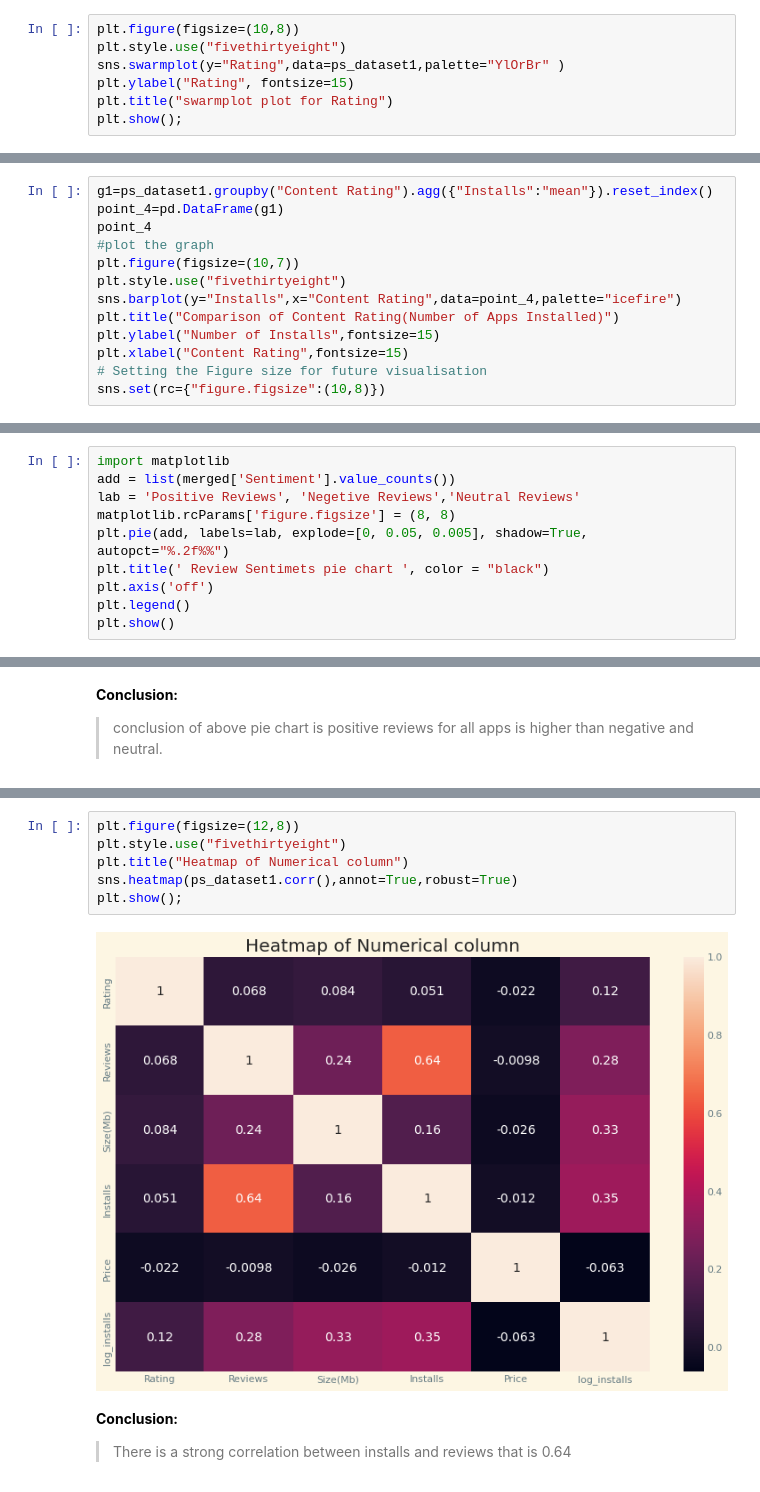
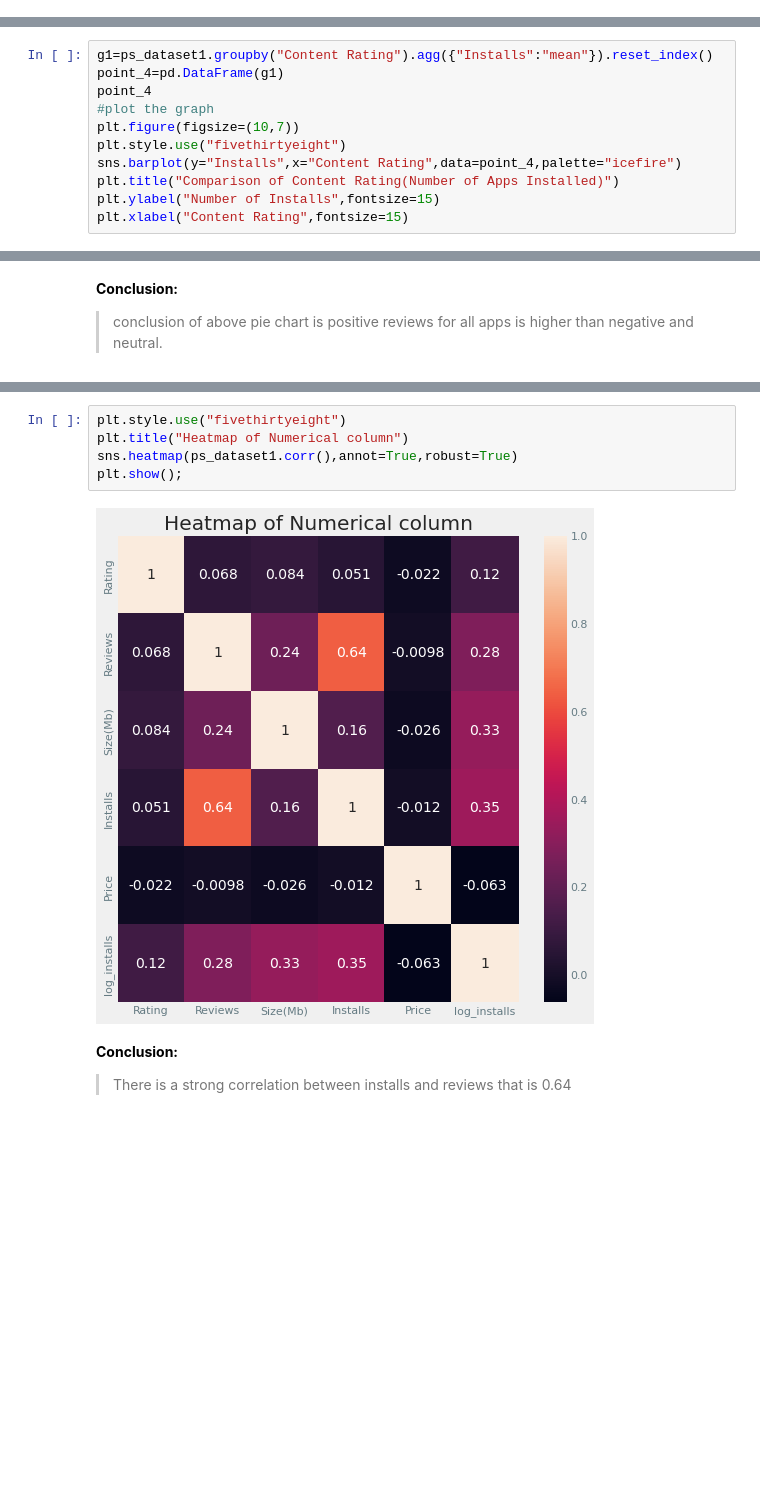
Before and after one commit to Sanketkamble01/Playstore-app-review-analysis, a Jupyter notebook: Individual_Notebook_Play_Store_App_Review_Analysis_Capstone_Project.ipynb, the cells around one changed output, grey strips where cells are left out. Drawn from its saved outputs; the diff is of its cells as text; blank space fills up the shorter version.

```diff
--- a/Individual_Notebook_Play_Store_App_Review_Analysis_Capstone_Project.ipynb
+++ b/Individual_Notebook_Play_Store_App_Review_Analysis_Capstone_Project.ipynb
@@ -249,7 +246,0 @@ plt.show();
-# %%
-plt.figure(figsize=(10,8))
-plt.style.use("fivethirtyeight")
-sns.swarmplot(y="Rating",data=ps_dataset1,palette="YlOrBr" )
-plt.ylabel("Rating", fontsize=15)
-plt.title("swarmplot plot for Rating")
-plt.show();
@@ -315,6 +304,4 @@ sns.barplot(y="Installs",x="Content Rating",data=point_4,palette="icefire")
 plt.title("Comparison of Content Rating(Number of Apps Installed)")
 plt.ylabel("Number of Installs",fontsize=15)
 plt.xlabel("Content Rating",fontsize=15)
-# Setting the Figure size for future visualisation
-sns.set(rc={"figure.figsize":(10,8)})
 # %% [output]
@@ -427,10 +384,0 @@ plt.show()
-# %%
-import matplotlib
-add = list(merged['Sentiment'].value_counts())
-lab = 'Positive Reviews', 'Negetive Reviews','Neutral Reviews'
-matplotlib.rcParams['figure.figsize'] = (8, 8)
-plt.pie(add, labels=lab, explode=[0, 0.05, 0.005], shadow=True, autopct="%.2f%%")
-plt.title(' Review Sentimets pie chart ', color = "black")
-plt.axis('off')
-plt.legend()
-plt.show()
@@ -445,11 +398,10 @@ plt.show()
 # %%
-plt.figure(figsize=(12,8))
 plt.style.use("fivethirtyeight")
 plt.title("Heatmap of Numerical column")
 sns.heatmap(ps_dataset1.corr(),annot=True,robust=True)
 plt.show();
 # %% [output]
-[figure, old version]
+[figure, new version]
 # %% [markdown]
 **Conclusion:**
 
```
Also changed, not shown: parts of 25 cells of this notebook.
